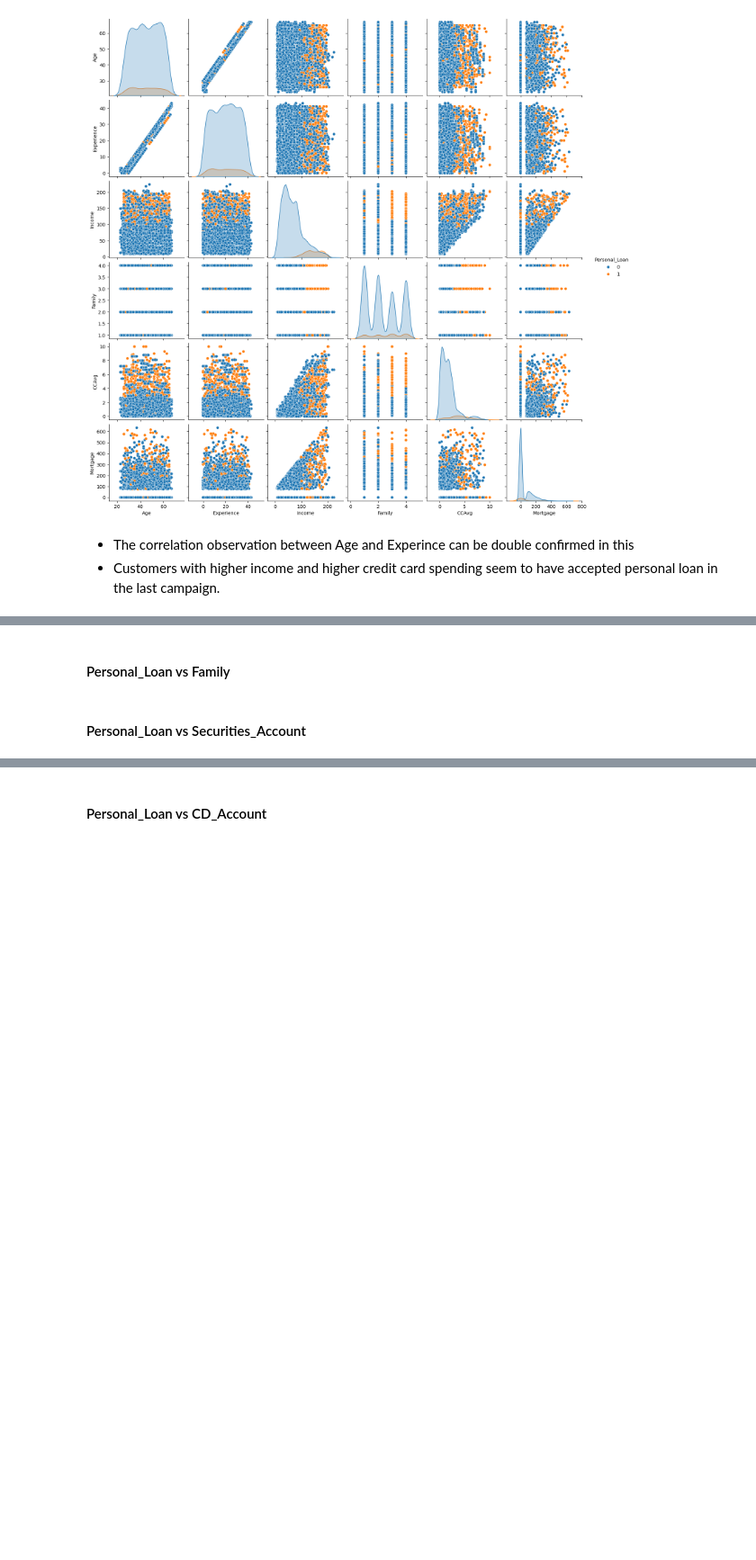
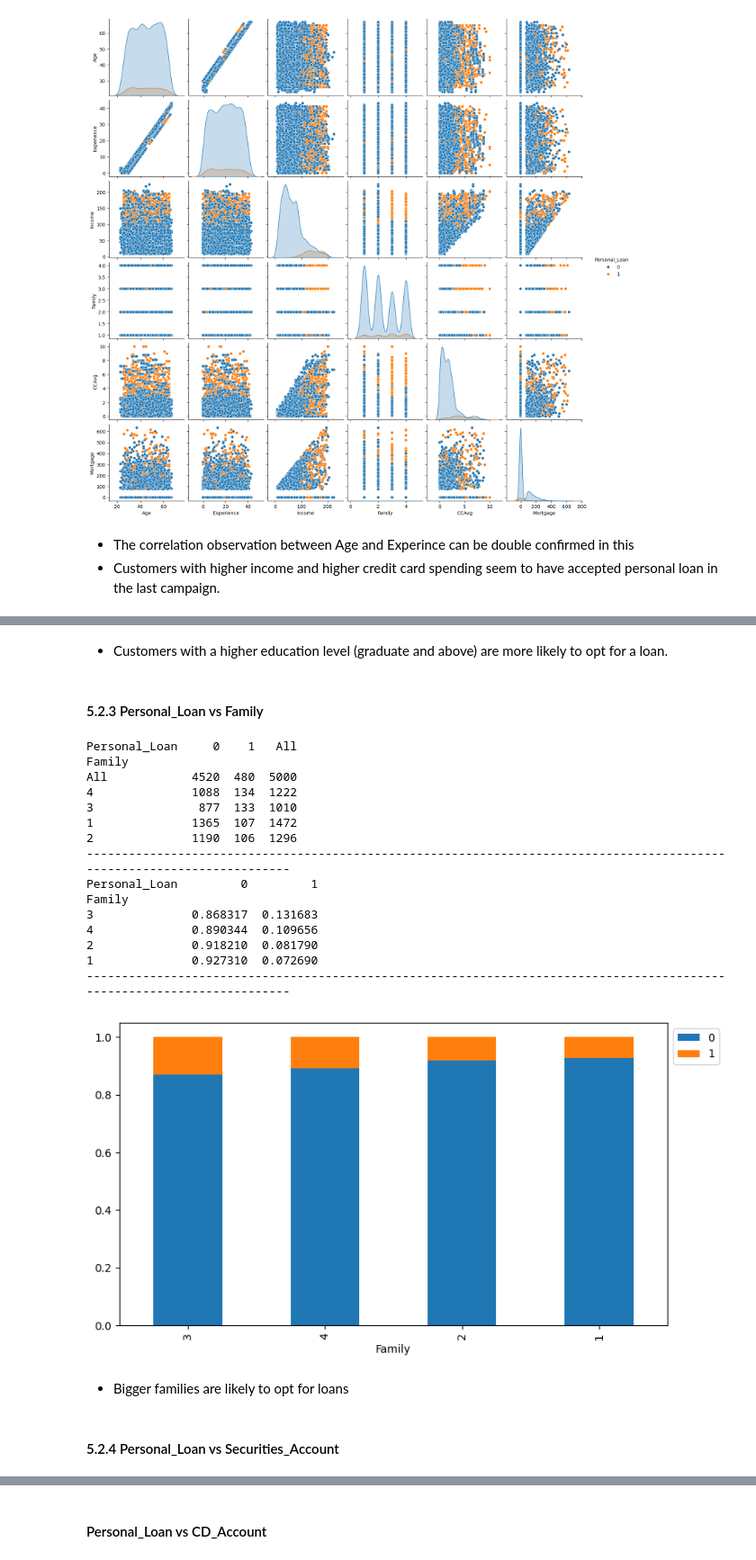
Before and after one commit to RashmiJK/PGP-AIML-PersonalLoan-ML, a Jupyter notebook: loan_purchase_modelling_dt.ipynb, the cells around one changed output, grey strips where cells are left out. Shown at 90% size. Cells and saved outputs as stored; diff of their text form; code cells hidden in the pictures; blank space fills up the shorter version.

```diff
--- a/loan_purchase_modelling_dt.ipynb
+++ b/loan_purchase_modelling_dt.ipynb
@@ -625,2 +643,4 @@ stacked_barplot(data, "Education", "Personal_Loan")
+# %% [markdown]
+- Customers with a higher education level (graduate and above) are more likely to opt for a loan.
 # %% [markdown]
-#### Personal_Loan vs Family
+#### 5.2.3 Personal_Loan vs Family
@@ -629,2 +647,23 @@ stacked_barplot(_______)  ## Complete the code to plot stacked barplot for Perso
+# %%
+stacked_barplot(data, "Family", "Personal_Loan")
+# %% [output]
+Personal_Loan     0    1   All
+Family
+All            4520  480  5000
+4              1088  134  1222
+3               877  133  1010
+1              1365  107  1472
+2              1190  106  1296
+------------------------------------------------------------------------------------------------------------------------
+Personal_Loan         0         1
+Family
+3              0.868317  0.131683
+4              0.890344  0.109656
+2              0.918210  0.081790
+1              0.927310  0.072690
+------------------------------------------------------------------------------------------------------------------------
+[figure, added]
+# %% [markdown]
+- Bigger families are likely to opt for loans
 # %% [markdown]
-#### Personal_Loan vs Securities_Account
+#### 5.2.4 Personal_Loan vs Securities_Account
```
Also changed, not shown: parts of 7 cells of this notebook.
